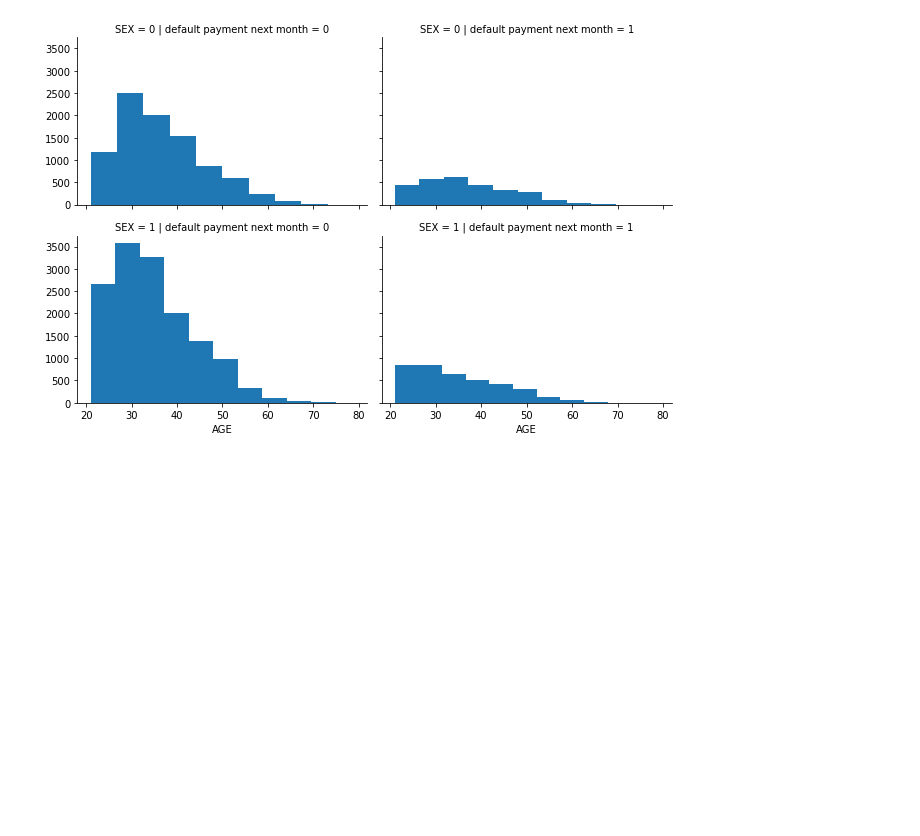
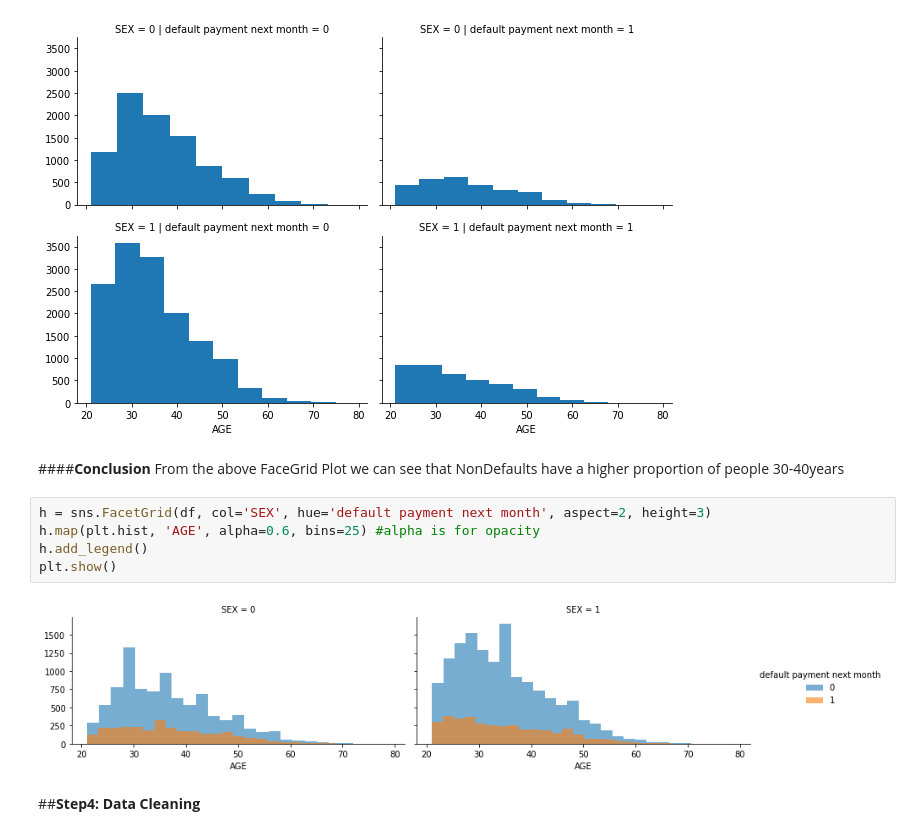
Before and after one commit to Vishwaschole/Credit-Card-Default-Prediction-Capstone-Project, a Jupyter notebook: Credit_Card_Default_Prediction_Capstone_Project.ipynb, the cells around one changed output. Saved outputs shown, nothing was run; the diff lists cells and outputs as text; blank space fills up the shorter version.

```diff
--- a/Credit_Card_Default_Prediction_Capstone_Project.ipynb
+++ b/Credit_Card_Default_Prediction_Capstone_Project.ipynb
@@ -620,3 +620,15 @@ g.map(plt.hist, 'AGE',)
 plt.show()
 # %% [output]
 [figure]
+# %% [markdown]
+####**Conclusion**
+From the above FaceGrid Plot we can see that NonDefaults have a higher proportion of people 30-40years
+# %%
+h = sns.FacetGrid(df, col='SEX', hue='default payment next month', aspect=2, height=3)
+h.map(plt.hist, 'AGE', alpha=0.6, bins=25) #alpha is for opacity
+h.add_legend()
+plt.show()
+# %% [output]
+[figure, added]
+# %% [markdown]
+##**Step4: Data Cleaning**
```
Also changed, not shown: parts of 3 cells of this notebook.
